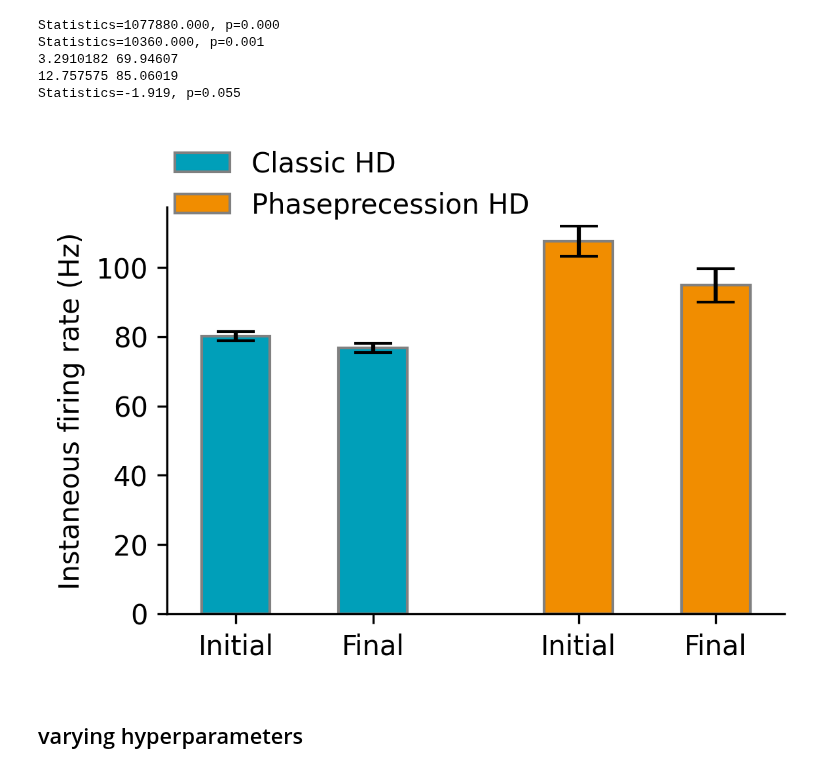
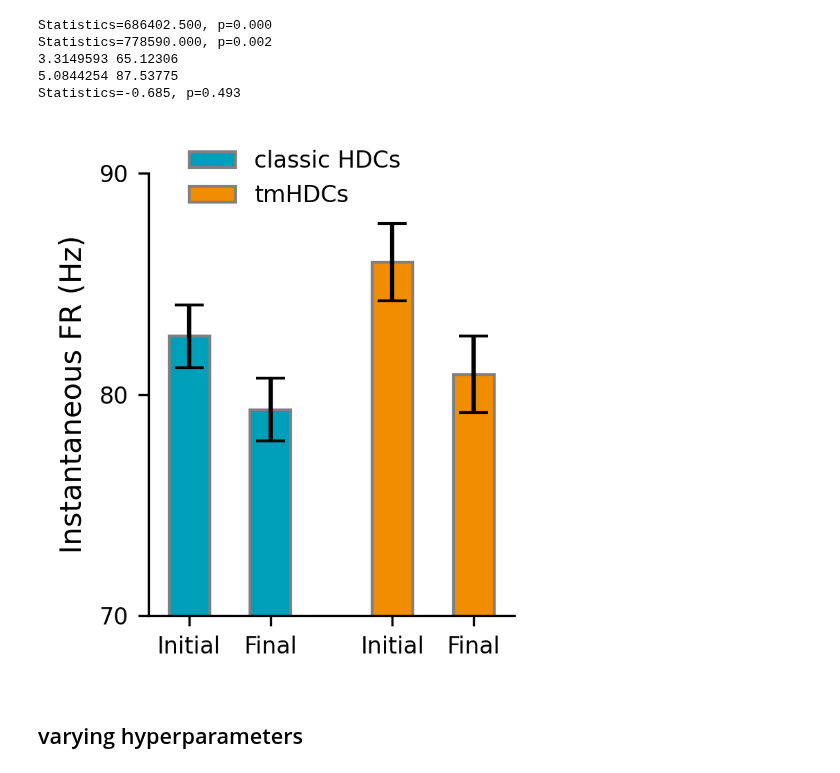
Before and after one commit to ZilongJi/HDPhasePrecession, a Jupyter notebook: check_firingrateadaptation.ipynb, the cells around one changed output. Drawn from its saved outputs; the diff is of its cells as text; code cells hidden in the pictures.

Commit message:
check firing rate adaptation

```diff
--- a/check_firingrateadaptation.ipynb
+++ b/check_firingrateadaptation.ipynb
@@ -467,6 +466,7 @@ def get_adaptation(ppoh, pot, psph, pspt, hd_peakfr, degreerange=6, timelength=0
     spikeratios = []
 
     inst_fr = []
+    durations = []
 
     count = 0
     for start, end in zip(start_indices, end_indices):
@@ -502,6 +502,7 @@ def get_adaptation(ppoh, pot, psph, pspt, hd_peakfr, degreerange=6, timelength=0
             # final_instfr = len(spikes_in_period_secondhalf) / (spikes_in_period_secondhalf[-1] - spikes_in_period_secondhalf[0])
 
             inst_fr.append((initial_instfr, final_instfr))
+            durations.append(end_time - start_time)
 
             # spikeratio = (len(spikes_in_period_firsthalf) - len(spikes_in_period_secondhalf)) / (len(spikes_in_period_secondhalf) + len(spikes_in_period_firsthalf))
 
@@ -511,7 +512,8 @@ def get_adaptation(ppoh, pot, psph, pspt, hd_peakfr, degreerange=6, timelength=0
         # spikeratios.append(spikeratio)
 
 
-    return inst_fr
+
+    return inst_fr, durations
 # %%
 def extract_initial_final_instfr(instfr):
     initial_instfr = []
@@ -664,5 +698,5 @@ def get_adaptation_for_all(degreerange, timelength, timecut, return_mean=True):
 # %%
-degreerange = 20 #Taube & Muller 1998
+degreerange = 15 #Taube & Muller 1998
 timecut = 0.15 #Taube & Muller 1998
 timelength = 2*timecut
 print(degreerange, timelength, timecut)
@@ -756,7 +793,9 @@ Residual               1.847548e+07  4830.0        NaN           NaN
 #plot a bar plot with cHD_init, cHD_final as a group 1 & 2, pHD_init and pHD_final as a group 3&4
 #add error bars to each group
 
-fig, ax = plt.subplots(figsize=(4, 3), dpi=300)
+fig, ax = plt.subplots(figsize=(2.5, 2.8), dpi=300)
+labelsize = 10
+ticksize = 8
 barWidth = 0.5
 
 mean_cHD_init = np.mean(cHD_init)
@@ -776,46 +815,53 @@ errors1 = [std_cHD_init, std_cHD_final, std_pHD_init, std_pHD_final]
 
 r1 = np.asarray([1,2,3.5,4.5])
 
-ax.bar(r1[0:2], bars1[0:2], yerr=errors1[0:2], color=['#009FB9', '#009FB9'], width=barWidth, edgecolor='grey', capsize=7, label='Classic HD')
-ax.bar(r1[2:4], bars1[2:4], yerr=errors1[2:4], color=['#F18D00', '#F18D00'], width=barWidth, edgecolor='grey', capsize=7, label='Phaseprecession HD')
+ax.bar(r1[0:2], bars1[0:2], yerr=errors1[0:2], color=['#009FB9', '#009FB9'], width=barWidth, edgecolor='grey', capsize=5, label='classic HDCs')
+ax.bar(r1[2:4], bars1[2:4], yerr=errors1[2:4], color=['#F18D00', '#F18D00'], width=barWidth, edgecolor='grey', capsize=5, label='tmHDCs')
 
 
 ax.set_xticks([r for r in r1])
-ax.set_xticklabels(['Initial', 'Final', 'Initial', 'Final'])
-ax.set_ylabel('Instaneous firing rate (Hz)')
+ax.set_xticklabels(['Initial', 'Final', 'Initial', 'Final'], fontsize=ticksize)
+ax.set_ylabel('Instantaneous FR (Hz)', fontsize=labelsize)
 ax.set_xlim(0.5, 5)
-ax.legend(bbox_to_anchor=(0.3, 1.2), loc='upper center', frameon=False)
+ax.legend(bbox_to_anchor=(0.4, 1.1), loc='upper center', frameon=False, fontsize=ticksize, ncol=1)
 # ax.set_title('Firing Rate Adaptation')
+ax.set_ylim(70, 90)
+ax.set_yticks([70, 80, 90])
+ax.tick_params(axis='both', labelsize=ticksize)
 
 sns.despine()
 
 plt.tight_layout()
 
 #perform wilcoxon sign rank test
 from scipy.stats import wilcoxon
 stat, p = wilcoxon(cHD_init, cHD_final)
 print('Statistics=%.3f, p=%.3f' % (stat, p))
 
 stat, p = wilcoxon(pHD_init, pHD_final)
 print('Statistics=%.3f, p=%.3f' % (stat, p))
 
 cHD_diff = [cHD_init[i] - cHD_final[i] for i in range(len(cHD_init))]
 pHD_diff = [pHD_init[i] - pHD_final[i] for i in range(len(pHD_init))]
 
 
 print(np.mean(cHD_diff), np.std(cHD_diff))
 print(np.mean(pHD_diff), np.std(pHD_diff))
 #perform t test for the difference
 from scipy.stats import ttest_ind
 stat, p = ttest_ind(cHD_diff, pHD_diff)
 print('Statistics=%.3f, p=%.3f' % (stat, p))
+
+plt.tight_layout()
+
+plt.savefig('/home/zilong/Desktop/HDPhasePrecession/figures/FiringRateAdaptation.pdf', dpi=300)
 # %% [output]
-Statistics=1077880.000, p=0.000
-Statistics=10360.000, p=0.001
-3.2910182 69.94607
-12.757575 85.06019
-Statistics=-1.919, p=0.055
+Statistics=686402.500, p=0.000
+Statistics=778590.000, p=0.002
+3.3149593 65.12306
+5.0844254 87.53775
+Statistics=-0.685, p=0.493
-[figure, old version]
+[figure, new version]
 # %% [markdown]
 ## varying hyperparameters
 # %%
```
Also changed, not shown: parts of 13 cells of this notebook, 1 other file.
